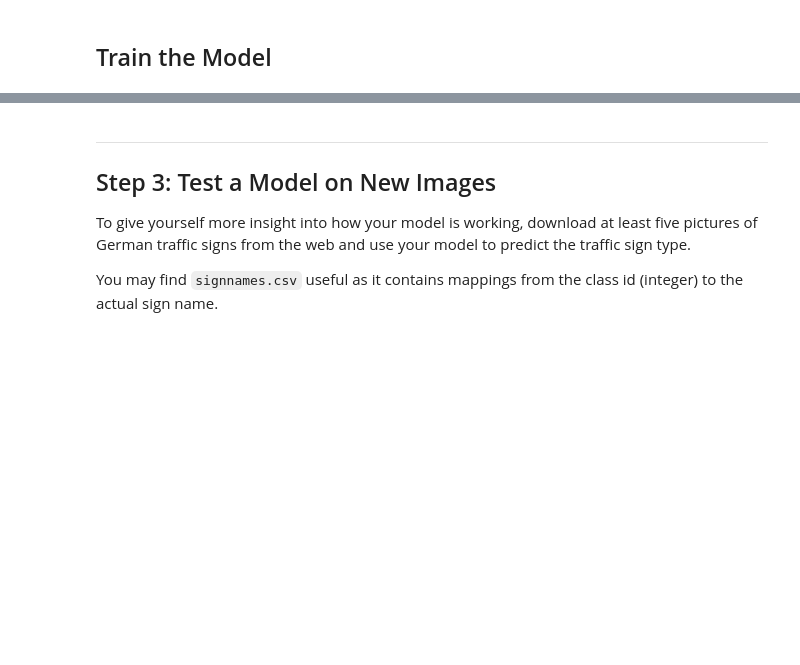
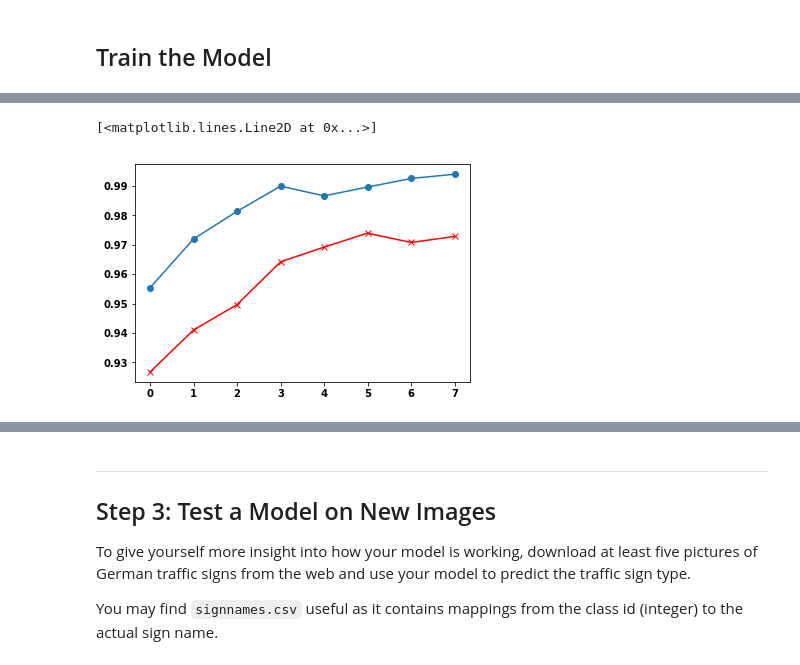
Before and after one commit to udacity/CarND-Traffic-Sign-Classifier-Project, a Jupyter notebook: Traffic_Sign_Classifier.ipynb, the cells around one changed output, grey strips where cells are left out. Drawn from its saved outputs; the diff is of its cells as text; code cells hidden in the pictures; blank space fills up the shorter version.

```diff
--- a/Traffic_Sign_Classifier.ipynb
+++ b/Traffic_Sign_Classifier.ipynb
@@ -667,7 +666,7 @@ def network(x, out_shape):
 #     flatten_in = flatten(layer2)
 
     # TODO: Layer 3: Fully Connected. Input = 400. Output = 120.
-    flatten_1 = fully_connected(flatten_in, num_outputs=4*output_shape, activation_fn=tf.nn.relu, weights_regularizer=l2_regularizer(scale=1e-3))
+#     flatten_1 = fully_connected(flatten_in, num_outputs=4*output_shape, activation_fn=tf.nn.relu, weights_regularizer=l2_regularizer(scale=1e-3))
 
     # TODO: Layer 4: Fully Connected. Input = 120. Output = 84.
     #layer4 = fully_connected(layer3, num_outputs=84, activation_fn=tf.nn.relu, weights_regularizer=l2_regularizer(scale=1e-4))
@@ -789,6 +786,8 @@ def evaluate(sess, X_data, y_data):
 # %% [markdown]
 ## Train the Model
 # %%
+EPOCHS = 8
+
 from tqdm import tqdm
 with tf.Session(config=tf.ConfigProto(log_device_placement=True)) as sess:
     sess.run(tf.global_variables_initializer())
@@ -796,8 +795,6 @@ with tf.Session(config=tf.ConfigProto(log_device_placement=True)) as sess:
 
     train_acc = []
     valid_acc = []
-    print("Training...")
-    print()
     for i in range(EPOCHS):
         X_train, y_train = shuffle(X_train, y_train)
         for offset in tqdm(range(0, num_examples, BATCH_SIZE)):
@@ -813,6 +810,9 @@ with tf.Session(config=tf.ConfigProto(log_device_placement=True)) as sess:
 
         print("EPOCH {} val acc {:.3f}".format(i+1, validation_accuracy))
 
-    saver.save(sess, './network/')
+    saver.save(sess, './network')
+
     print("Model saved")
+with open('accuracy.pkl', 'wb') as fd:
+    pickle.dump({"train": train_acc, "valid": valid_acc}, fd)
 # %% [output]
@@ -827,2 +828,6 @@ EPOCH 7 val acc 0.980
 # %%
 plt.plot(train_acc, marker='o')
+plt.plot(valid_acc, marker='x', color='r')
+# %% [output]
+[<matplotlib.lines.Line2D at 0x...>]
+[figure, added]
```
Also changed, not shown: parts of 11 cells of this notebook, 5 other files.
